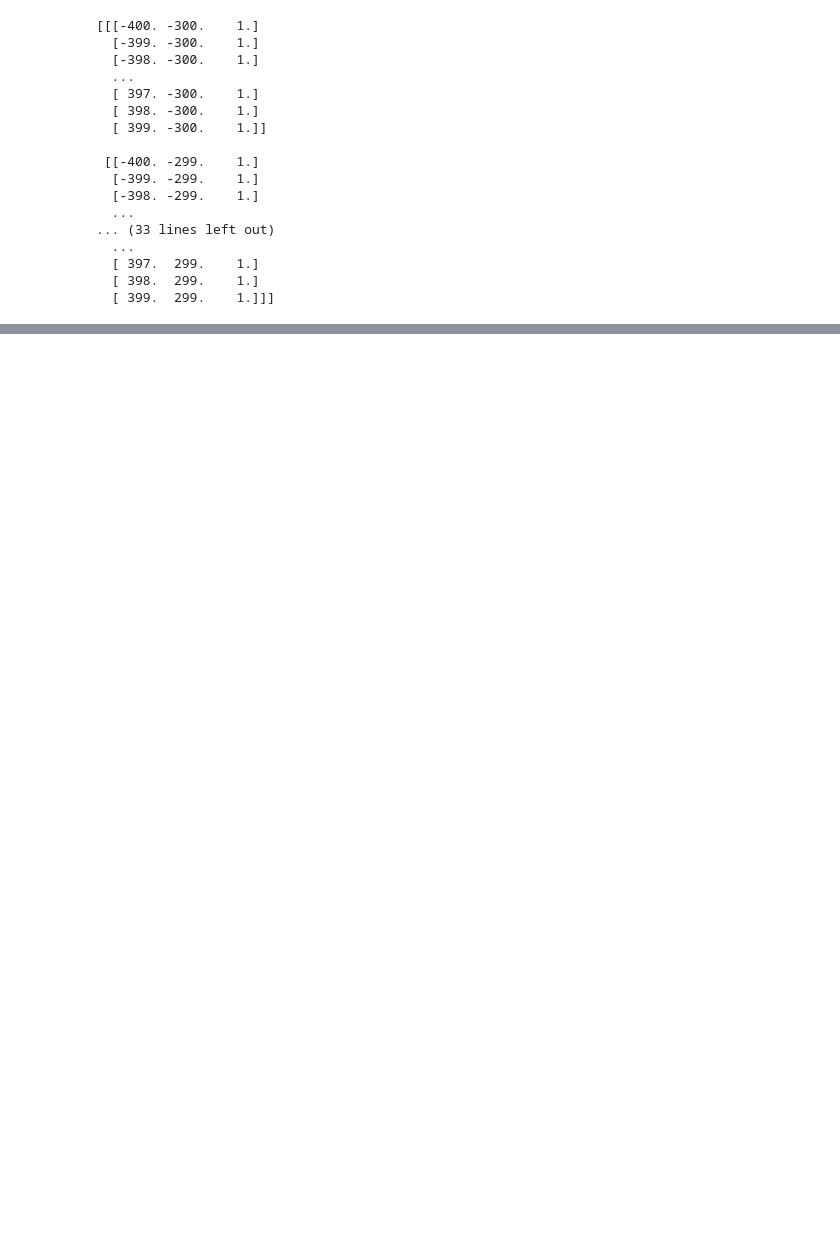
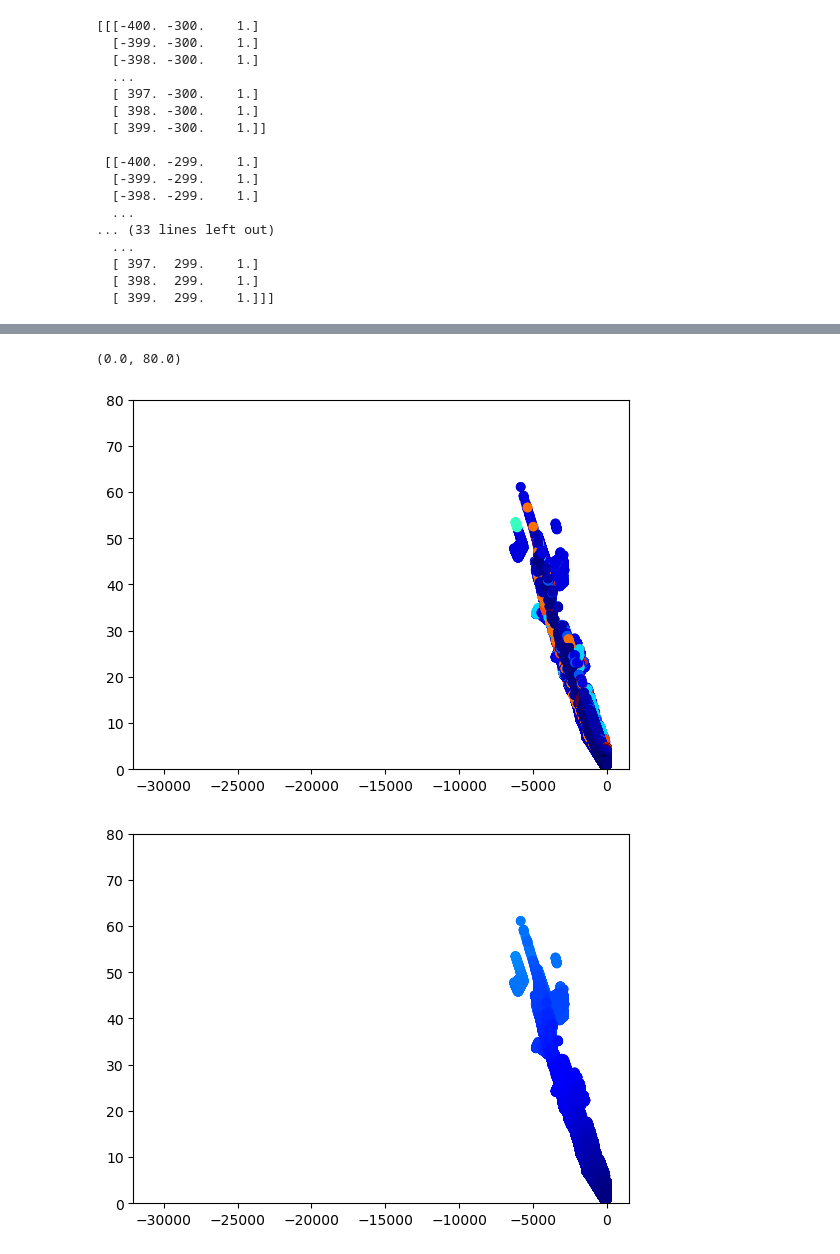
Before and after one commit to Marijn-dev/AI-for-priority-vehicles, a Jupyter notebook: PicToMap.ipynb, the cells around one changed output, grey strips where cells are left out. Cells and saved outputs as stored; diff of their text form; code cells hidden in the pictures; blank space fills up the shorter version.

```diff
--- a/PicToMap.ipynb
+++ b/PicToMap.ipynb
@@ -245,0 +247,12 @@ plt.show()
+# %%
+plt.scatter(x,z,c=segment_data[:,:,0],cmap='jet')
+plt.ylim(0,80)
+#plt.xlim(0,-0.005)
+#plt.ylim(0,1)
+plt.figure()
+plt.scatter(x,z,c=normalized,cmap='jet')
+plt.ylim(0,80)
+# %% [output]
+(0.0, 80.0)
+[figure, added]
+[figure, added]
```
Also changed, not shown: parts of 8 cells of this notebook, 5 other files.
